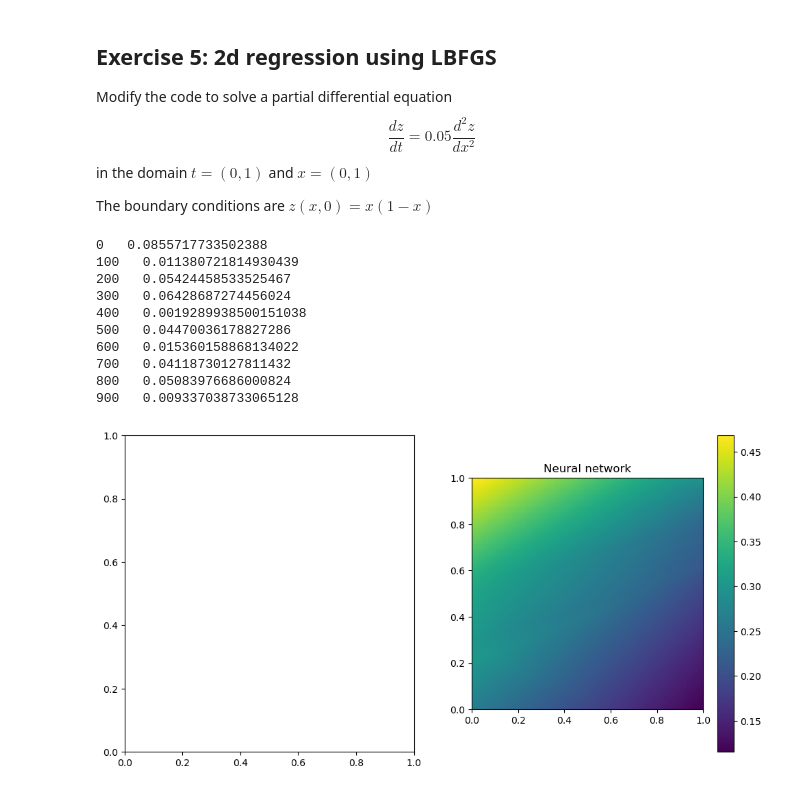
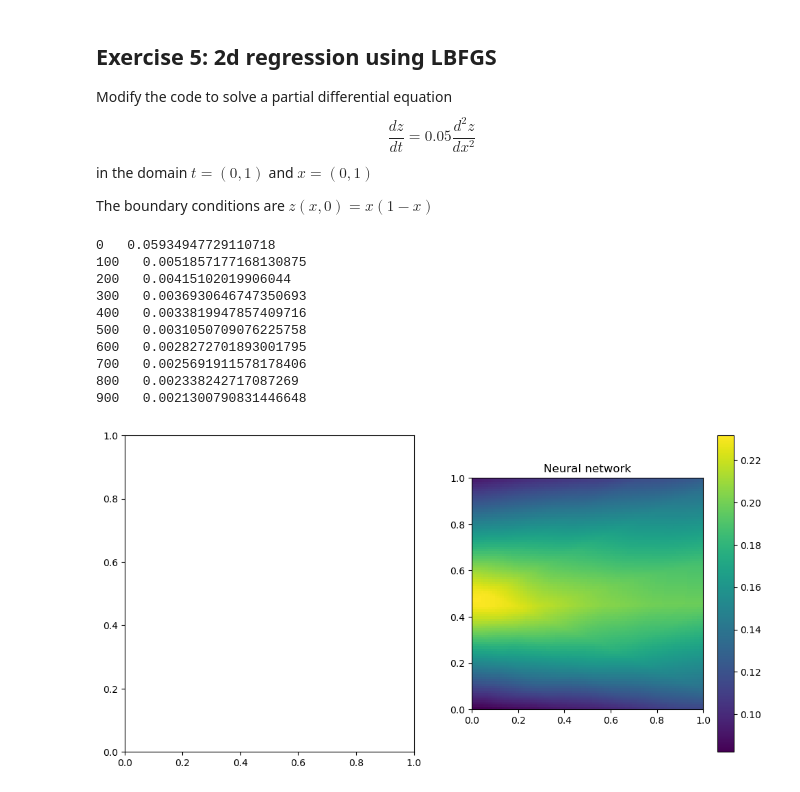
Before and after one commit to JakobSchauser/MscPhysics, a Jupyter notebook: ComputationalAstrophysics/6 Neural Networks/2dregression.ipynb, the cells around one changed output. Cells and saved outputs as stored; diff of their text form; code cells hidden in the pictures.

```diff
--- a/ComputationalAstrophysics/6 Neural Networks/2dregression.ipynb
+++ b/ComputationalAstrophysics/6 Neural Networks/2dregression.ipynb
@@ -48,10 +48,6 @@ def true_func(model, input_data, xxx, ttt):
 
     return dzdt - 0.05*d2zdx2
 
-def BC(model, xx, tt):
-    t0 = torch.cat((xx.reshape(-1, 1), torch.zeros_like(xx).reshape(-1, 1)), 1)
-    m = model(t0)
-    return m - xx.reshape(-1, 1)*(1-xx.reshape(-1, 1)) # Boundary condition at t=0
 
 
 # Create a grid of points
@@ -62,6 +58,12 @@ xx, tt = torch.meshgrid(x, t)
 
 # Add some noise
 # zz = zz_true
+
+def BC(guess, x, t):
+    # t0 = torch.cat((xx.reshape(-1, 1), torch.zeros_like(xx).reshape(-1, 1)), 1)
+    t0 = guess.view_as(xx)[:,0]
+    # print(t0.shape)
+    return t0 - x*(1-x) # Boundary condition at t=0  <-  z(x,0) = x*(1-x)
 
 # Convert to PyTorch tensors
 input_data = torch.cat((xx.reshape(-1, 1), tt.reshape(-1, 1)), 1)
@@ -77,60 +79,62 @@ model = nn.Sequential(
 
 # Define the loss function and the optimizer
 criterion = nn.MSELoss()
-# optimizer = optim.LBFGS(model.parameters(), lr=0.1)
+optimizer = optim.LBFGS(model.parameters(), lr=0.1)
 
 # Define a closure function for re-evaluation
 def loss_fn(model):
+    model.zero_grad()
     # optimizer.zero_grad()
     prediction = true_func(model, input_data, x, t)
     l1 = criterion(prediction, torch.zeros_like(prediction))
-    bc = BC(model, xx, tt)
+    bc = BC(model(input_data), x, t)
     l2 = criterion(bc, torch.zeros_like(bc))
-    loss = l1 + l2/100.
+    loss = l1 + l2/1.
     return loss
 
 # Train the neural network
 for step in range(1000):
-    # loss=optimizer.step(closure)
+    # loss=optimizer.step(lambda *args: loss_fn(model))
     loss = loss_fn(model)
     loss.backward()
 
     with torch.no_grad():
         for param in model.parameters():
             param -= 1e-1*param.grad
+
 
 
     if(step%100==0):
       print(step," ",loss.item())
 
 
 
 
 # Predict the function values at the grid points
 with torch.no_grad():
     zz_pred = model(input_data).view_as(xx)
 
 # Plot the true function and the neural network's approximation
 fig, axs = plt.subplots(1, 2, figsize=(12, 6))
 
 # c = axs[0].imshow(zz, origin='lower', extent=(-3, 3, -3, 3), cmap='viridis')
 # fig.colorbar(c, ax=axs[0])
 # axs[0].set_title('True function')
 
 c = axs[1].imshow(zz_pred, origin='lower', extent=(0, 1, 0, 1), cmap='viridis')
 fig.colorbar(c, ax=axs[1])
 axs[1].set_title('Neural network')
 
 plt.show()
 # %% [output]
-0   0.0855717733502388
-100   0.011380721814930439
-200   0.05424458533525467
-300   0.06428687274456024
-400   0.0019289938500151038
-500   0.04470036178827286
-600   0.015360158868134022
-700   0.04118730127811432
-800   0.05083976686000824
-900   0.009337038733065128
+0   0.05934947729110718
+100   0.0051857177168130875
+200   0.00415102019906044
+300   0.0036930646747350693
+400   0.0033819947857409716
+500   0.0031050709076225758
+600   0.0028272701893001795
+700   0.0025691911578178406
+800   0.002338242717087269
+900   0.0021300790831446648
-[figure, old version]
+[figure, new version]
```
